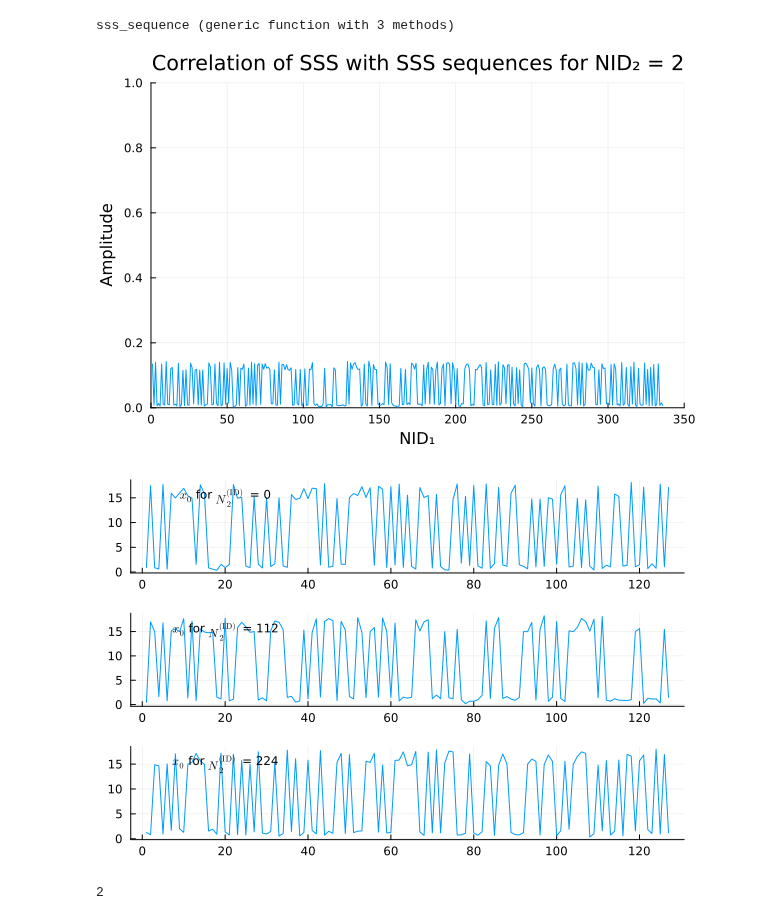
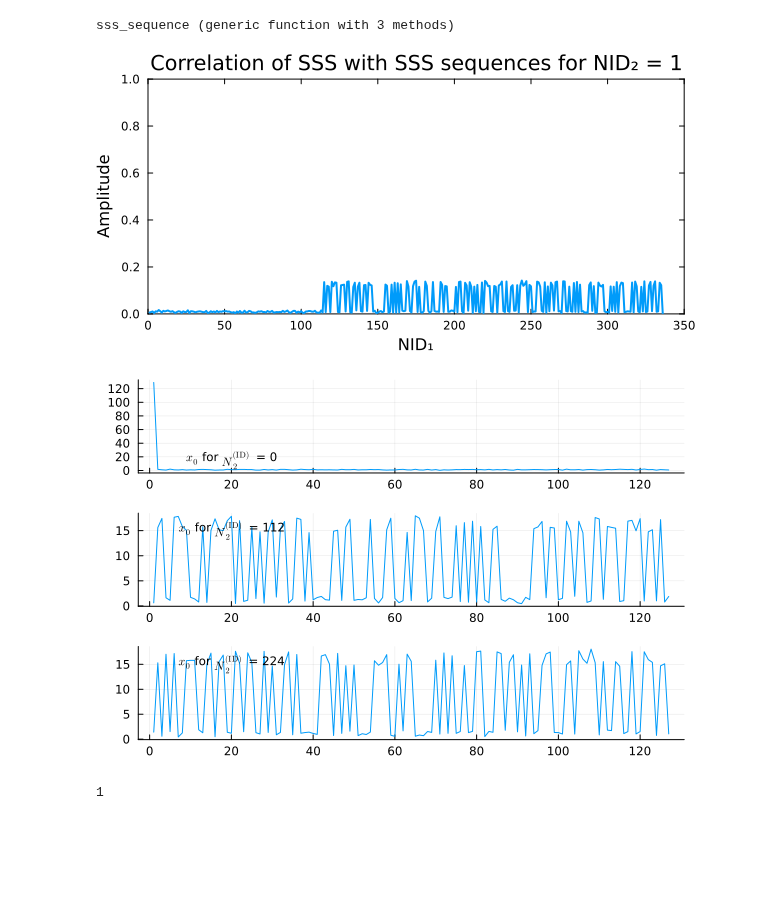
Before and after one commit to setrar/DigiCom, a Jupyter notebook: Labs/.trials/daniestevez/5G NR downlink.jl.ipynb, the cells around one changed output. Saved outputs shown, nothing was run; the diff lists cells and outputs as text; code cells hidden in the pictures; blank space fills up the shorter version.

```diff
--- a/Labs/.trials/daniestevez/5G NR downlink.jl.ipynb
+++ b/Labs/.trials/daniestevez/5G NR downlink.jl.ipynb
@@ -331,5 +336,5 @@ plot(plots..., layout=(3, 1), legend=true)
 # %% [markdown]
 ## PSS time domain correlation
 # %%
-NID2 = 2
+NID2 = 1
 # %% [output]
@@ -396,19 +401,20 @@ sss_sequence (generic function with 3 methods)
 # %%
 sss_corrs = zeros(ComplexF64, 336)
 for j in 1:length(sss_corrs)
     sss_corrs[j] = mean(sss_sym_demod .* sss_sequence(j, NID2))
 end
 
-plot(abs.(sss_corrs),
-    title = "Correlation of SSS with SSS sequences for NID₂ = $NID2",
-    xlabel = "NID₁",
-    ylabel = "Amplitude",
-    xlims  =(0.0, 350.0),
-    ylims  =(0.0, 1.0),
-    legend = false
+plot(abs.(sss_corrs)
+    , title = "Correlation of SSS with SSS sequences for NID₂ = $NID2"
+    , xlabel = "NID₁", ylabel = "Amplitude"
+    , xlims  =(0.0, 350.0), ylims  =(0.0, 1.0)
+    , legend = false, framestyle=:box
+    , grid = :false
+    , linewidth = 2
+    , size = (600,300)
 )
 # %% [output]
-[figure, old version]
+[figure, new version]
 # %%
 # Initialize an empty array to store the plots
 plots = Plots.Plot[]
@@ -427,13 +433,13 @@ end
 # Display the plots with a specific layout
 plot(plots..., layout=(3, 1), legend=true)
 # %% [output]
-[figure, old version]
+[figure, new version]
 # %%
 NID1 = 0
 NcellID = 3 * NID1 + NID2
 NcellID
 # %% [output]
-2
+1
 # %%
 sss_sym_demod_wipe = sss_sym_demod .* sss_sequence(NID1, NID2)
 
```
Also changed, not shown: parts of 3 cells of this notebook, 2 other files.
